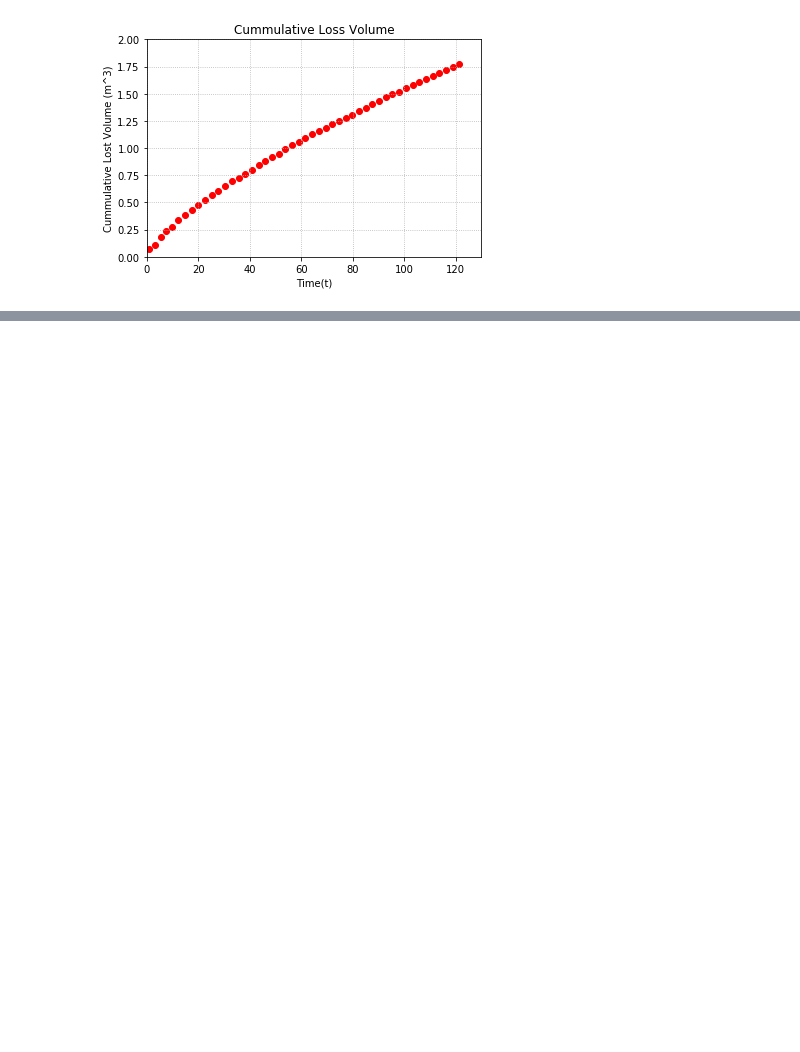
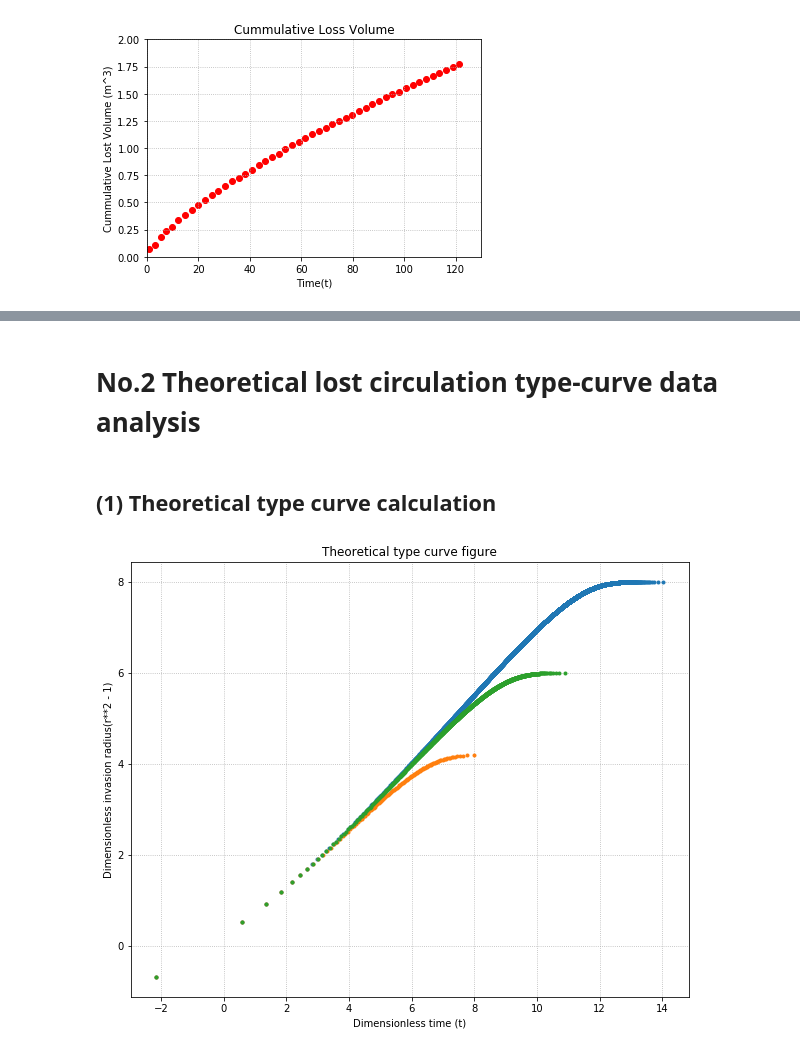
Before and after one commit to rui-ren/Simultaneous-Localization-and-Mapping, a Jupyter notebook: Linear Regression and Linearization of Drilling data.ipynb, the cells around one changed output, grey strips where cells are left out. Saved outputs shown, nothing was run; the diff lists cells and outputs as text; code cells hidden in the pictures; blank space fills up the shorter version.

```diff
--- a/Linear Regression and Linearization of Drilling data.ipynb
+++ b/Linear Regression and Linearization of Drilling data.ipynb
@@ -83,0 +90,62 @@ plot()
+# %% [markdown]
+# No.2 Theoretical lost circulation type-curve data analysis
+# %% [markdown]
+## (1) Theoretical type curve calculation
+# %%
+# theoretical type curve data analysis
+# do not use vectorization integration
+# calculation use adaptive quad integration
+from scipy.integrate import simps
+from scipy.integrate import quad
+
+# input the basic drilling parameters
+m = 0.65                 # flow behavior index
+K = 1.85                 # fluid consistency
+delta_p = 4.2 * 10**6    # over-pressure
+# dimensionless lost circulation parameters
+
+Dimensionless_a = [0.0001,0.008,0.001]
+
+# define the dimensionless function for this calculation
+
+f = lambda x: 2.**((m+1)/m)*x*(((x**(1-m))-1)/(1-m))**(1/m)/(1-a*(x-1))**(1/m)
+
+# calculation time step
+# dynamic list append
+Rad_d = []
+Time_d = []
+
+for k,v in enumerate(Dimensionless_a):
+
+    Radius_d_init = 1.1                            # the initial R_d
+    Radius_d_alti = 1 + 1./v                       # the altimate R_d
+
+    Radius_d = np.arange(Radius_d_init, Radius_d_alti)
+    total_time_step = len(Radius_d)
+    # calculation the time step matrices
+    Rad_d.append(Radius_d);
+
+# seven matrices
+# use quad integration
+
+for k,a in enumerate(Dimensionless_a):
+    Y = [quad(f,1.01,int_val)[0] for int_val in Rad_d[k]]
+    Time_d.append(Y)
+
+plt.figure(figsize=(10,8))
+for i in range(len(Dimensionless_a)):
+    plt.plot(np.log10(Time_d[i]),np.log10(Rad_d[i]**2 - 1), '.')
+
+plt.title('Theoretical type curve figure')
+plt.xlabel('Dimensionless time (t)')
+plt.ylabel('Dimensionless invasion radius(r**2 - 1)')
+# plt.legend()
+
+ax3 = plt.axes()
+ax3.xaxis.grid(True, which = 'Major', linestyle='dotted')
+ax3.yaxis.grid(True, which = 'Major', linestyle='dotted')
+
+# Good time_step algorithm.
+# Radius_d  the fluid invasion radius.
+# %% [output]
+[figure, added]
```
Also changed, not shown: parts of 19 cells of this notebook.
